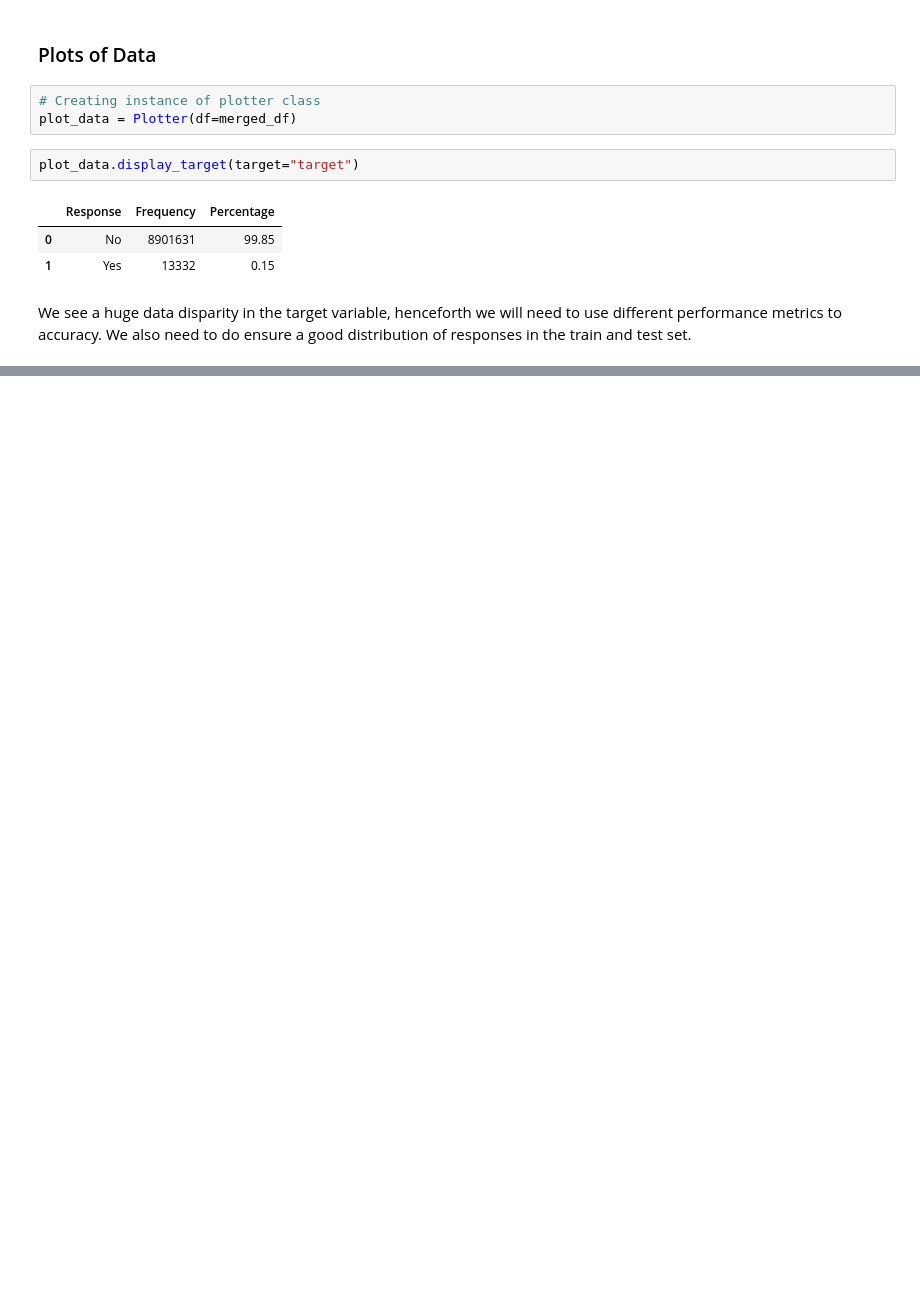
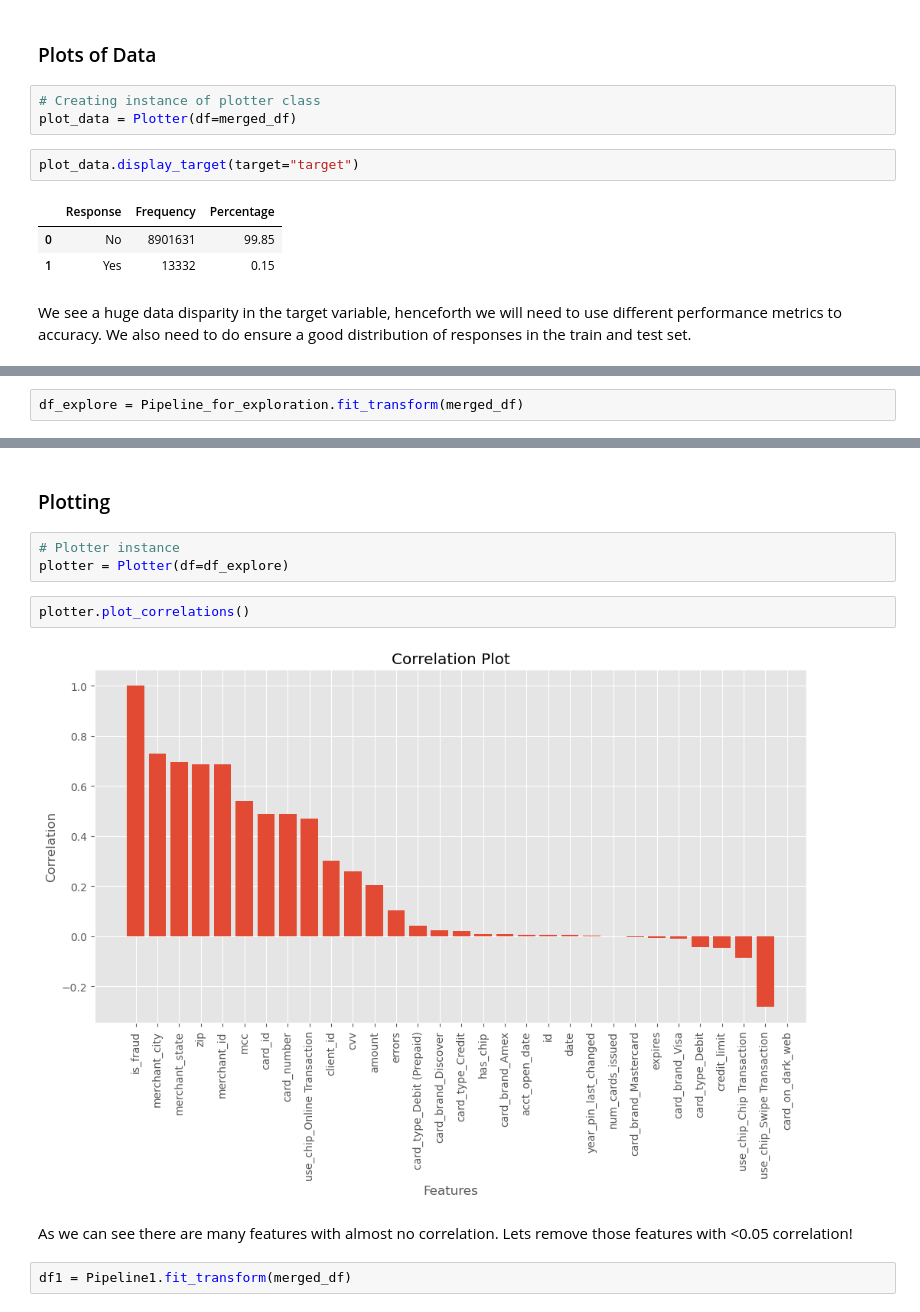
Before and after one commit to andriysinclair/FraudDetection, a Jupyter notebook: eda_cleaning.ipynb, the cells around one changed output, grey strips where cells are left out. Saved outputs shown, nothing was run; the diff lists cells and outputs as text; blank space fills up the shorter version.

Commit message:
Finalised Pipeline for first dataset to be used for modelling and Made correlation plots.

```diff
--- a/eda_cleaning.ipynb
+++ b/eda_cleaning.ipynb
@@ -397,0 +215,2 @@ Name: remainder__target_copy, dtype: float64
+# %%
+df_explore = Pipeline_for_exploration.fit_transform(merged_df)
@@ -397,0 +239,13 @@ Name: remainder__target_copy, dtype: float64
+# %% [markdown]
+### Plotting
+# %%
+# Plotter instance
+plotter = Plotter(df=df_explore)
+# %%
+plotter.plot_correlations()
+# %% [output]
+[figure, added]
+# %% [markdown]
+As we can see there are many features with almost no correlation. Lets remove those features with <0.05 correlation!
+# %%
+df1 = Pipeline1.fit_transform(merged_df)
```
Also changed, not shown: parts of 30 cells of this notebook, 4 other files.
